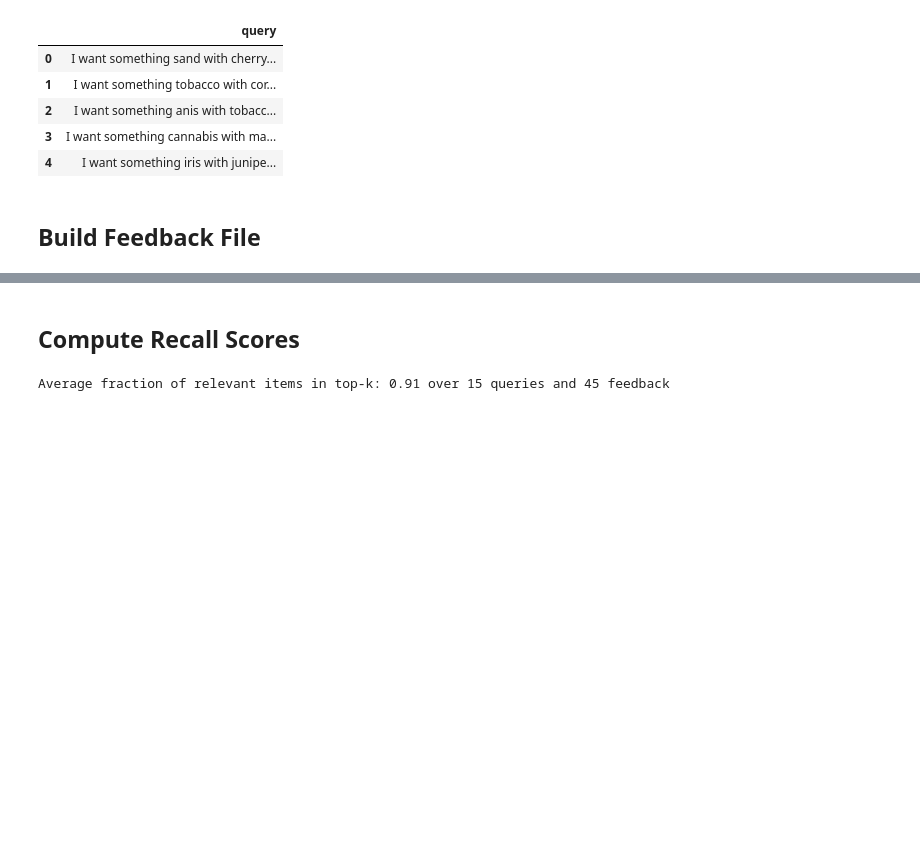
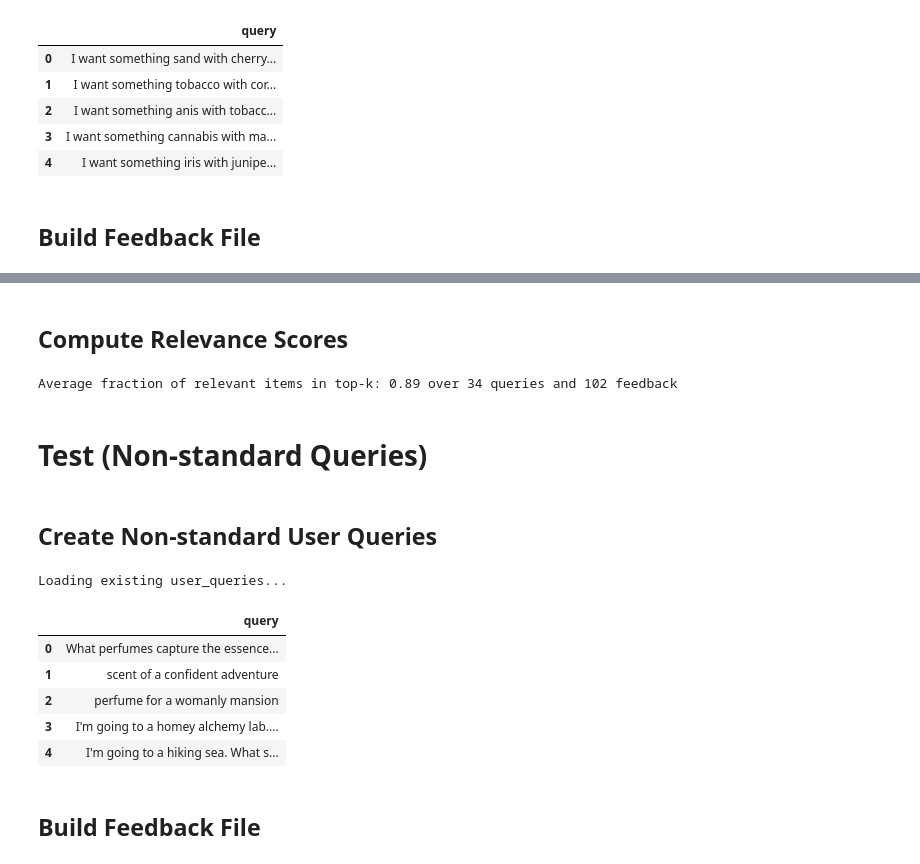
Before and after one commit to juntongsu/totallymakescents, a Jupyter notebook: models/recommend_without_tags.ipynb, the cells around one changed output, grey strips where cells are left out. Cells and saved outputs as stored; diff of their text form; code cells hidden in the pictures; blank space fills up the shorter version.

Commit message:
add models with/without tags, streamlit

```diff
--- a/models/recommend_without_tags.ipynb
+++ b/models/recommend_without_tags.ipynb
@@ -585,7 +585,7 @@ Loading existing user_queries...
 # %% [markdown]
 ## Build Feedback File
 # %%
-feedback_path = "/content/drive/MyDrive/Colab Notebooks/totallymakescents/data/testing/user_feedback_without_tags.csv"
+feedback_path = "/content/drive/MyDrive/Colab Notebooks/totallymakescents/data/testing/without-tags/standard_user_feedback_without_tags.csv"
 
 if not os.path.exists(feedback_path):
     with open(feedback_path, "w", newline="") as f:
@@ -727,5 +711,5 @@ Stopping early.
 # %% [markdown]
-## Compute Recall Scores
+## Compute Relevance Scores
 # %%
 feedback_df = pd.read_csv(feedback_path)
 
@@ -745,4 +729,50 @@ for query, group in grouped:
 avg_recall = sum(recall_scores) / len(recall_scores)
 print(f"Average fraction of relevant items in top-k: {avg_recall:.2f} over {len(recall_scores)} queries and {len(feedback_df)} feedback")
 # %% [output]
-Average fraction of relevant items in top-k: 0.91 over 15 queries and 45 feedback
+Average fraction of relevant items in top-k: 0.89 over 34 queries and 102 feedback
+# %% [markdown]
+# Test (Non-standard Queries)
+# %% [markdown]
+## Create Non-standard User Queries
+# %%
+import json
+import pandas as pd
+
+num_queries = 50
+query_path_non_standard = "/content/drive/MyDrive/Colab Notebooks/totallymakescents/data/testing/non_standard_user_queries.csv"
+
+
+# Check if file exists
+if os.path.exists(query_path_non_standard):
+    print(f"Loading existing user_queries...")
+    query_df_non_standard = pd.read_csv(query_path_non_standard)
+
+else:
+    print("No user_queries, needs to generating new queries...")
+
+    jsonl_path = "/content/drive/MyDrive/Colab Notebooks/totallymakescents/data/testing/training_data.jsonl"
+
+    instructions = []
+
+    with open(jsonl_path, "r", encoding="utf-8") as f:
+        for line in f:
+            data = json.loads(line)
+            if "instruction" in data:
+                instructions.append(data["instruction"])
+            if len(instructions) == 50:
+                break
+
+    query_df_non_standard = pd.DataFrame({"query": instructions})
+    query_df_non_standard.to_csv(query_path_non_standard, index=False) # save to CSV
+
+query_df_non_standard.head()
+# %% [output]
+Loading existing user_queries...
+|  | query |
+| 0 | What perfumes capture the essence... |
+| 1 | scent of a confident adventure |
+| 2 | perfume for a womanly mansion |
+| 3 | I'm going to a homey alchemy lab.... |
+| 4 | I'm going to a hiking sea. What s... |
+# %% [markdown]
+## Build Feedback File
```
Also changed, not shown: parts of 9 cells of this notebook, 2 other files.
